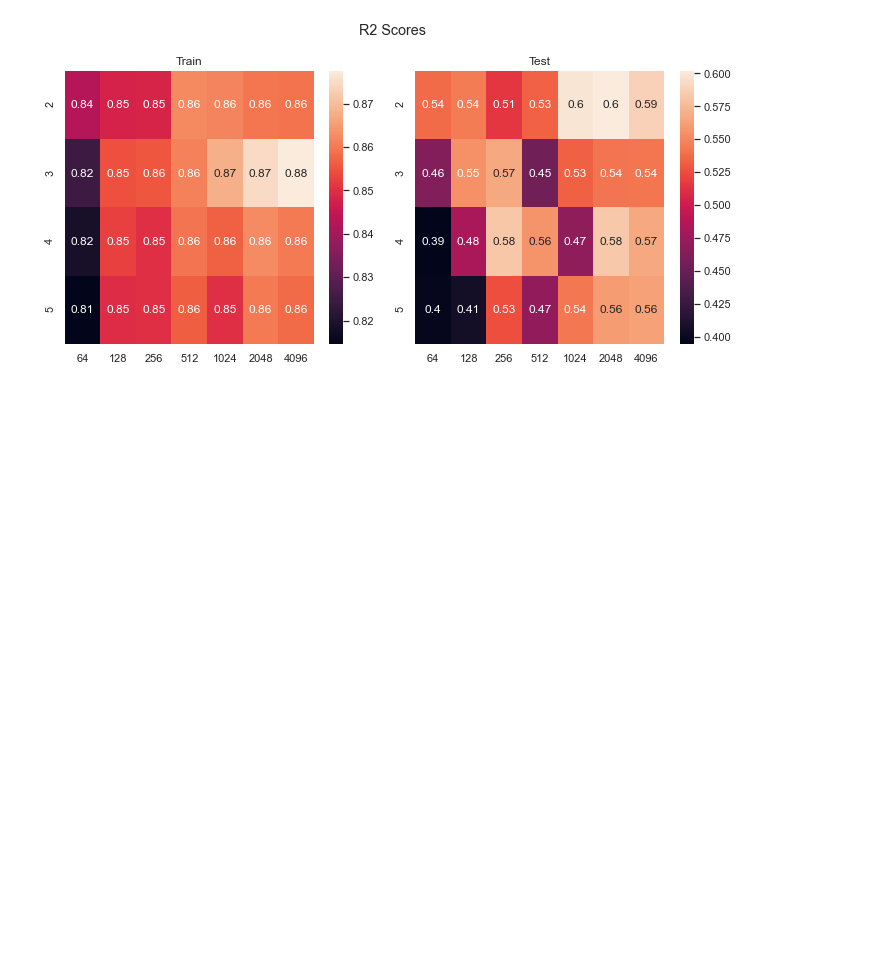
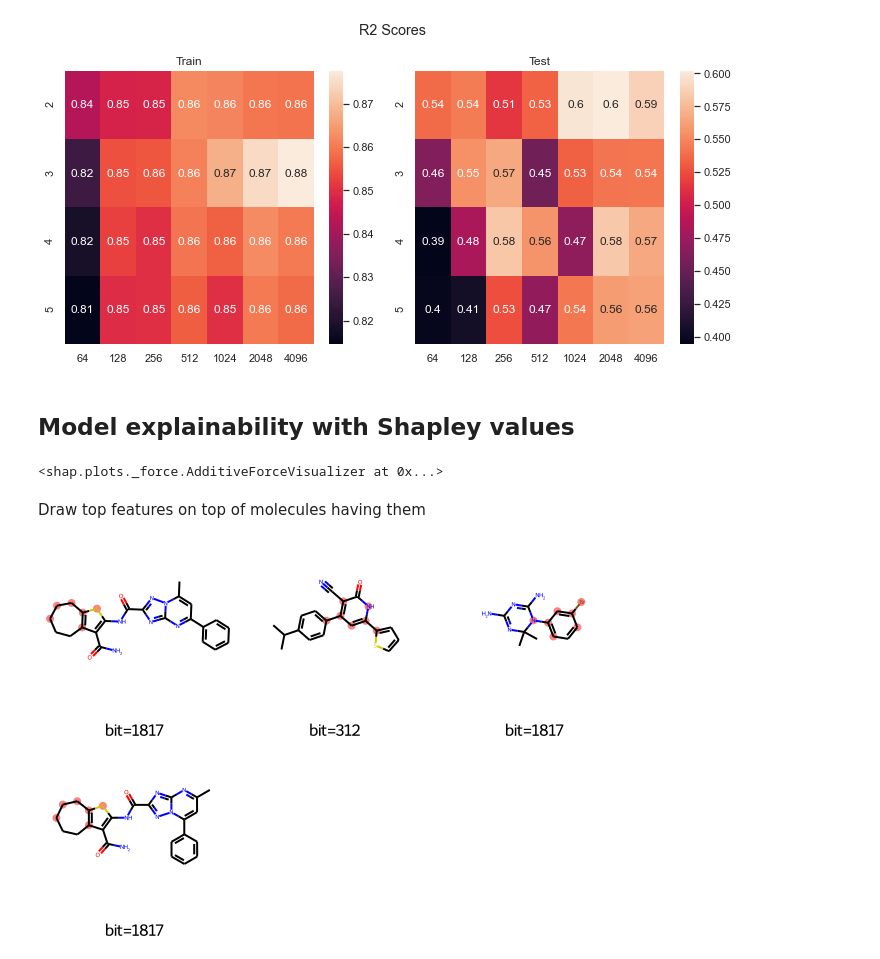
Before and after one commit to d-adamian/compound-activity-prediction-ml-demo, a Jupyter notebook: QSAR_demo_Influenza_B.ipynb, the cells around one changed output. Cells and saved outputs as stored; diff of their text form; code cells hidden in the pictures; blank space fills up the shorter version.

Commit message:
Added model explainability with Shapley values

```diff
--- a/QSAR_demo_Influenza_B.ipynb
+++ b/QSAR_demo_Influenza_B.ipynb
@@ -468,3 +473,5 @@ plt.tight_layout()
 plt.show()
 # %% [output]
 [figure]
+# %% [markdown]
+## Model explainability with Shapley values
@@ -470,0 +481,32 @@ plt.show()
+# %%
+feature_names = [str(i) for i in range(rf_reg_all.n_features_)]
+shap.plots.force(shap_values[0], feature_names=feature_names)
+# %% [output]
+<shap.plots._force.AdditiveForceVisualizer at 0x...>
+# %% [markdown]
+Draw top features on top of molecules having them
+# %%
+top_features = {1817, 312}
+# %%
+molecules = []
+highlight_lists = []
+legends = []
+for mol in activity_df['molecule']:
+    bits_info = {}
+    fp = rdMolDescriptors.GetMorganFingerprintAsBitVect(mol, radius=2, bitInfo=bits_info)
+
+    for bit_idx in fp.GetOnBits():
+        if bit_idx in top_features:
+            atom_num = bits_info[bit_idx][0][0]
+            radius = bits_info[bit_idx][0][1]
+            env = Chem.FindAtomEnvironmentOfRadiusN(mol, radius, atom_num)
+            atom_map = {}
+            sub_mol = Chem.PathToSubmol(mol, env, atomMap=atom_map)
+            # print(atom_num, radius, bit_idx, env, atom_map)
+            molecules.append(mol)
+            highlight_lists.append(list(atom_map.keys()))
+            legends.append(f'bit={bit_idx}')
+
+Draw.MolsToGridImage(molecules, highlightAtomLists=highlight_lists, legends=legends)
+# %% [output]
+[figure, added]
```
Also changed, not shown: parts of 4 cells of this notebook, 1 other file.
